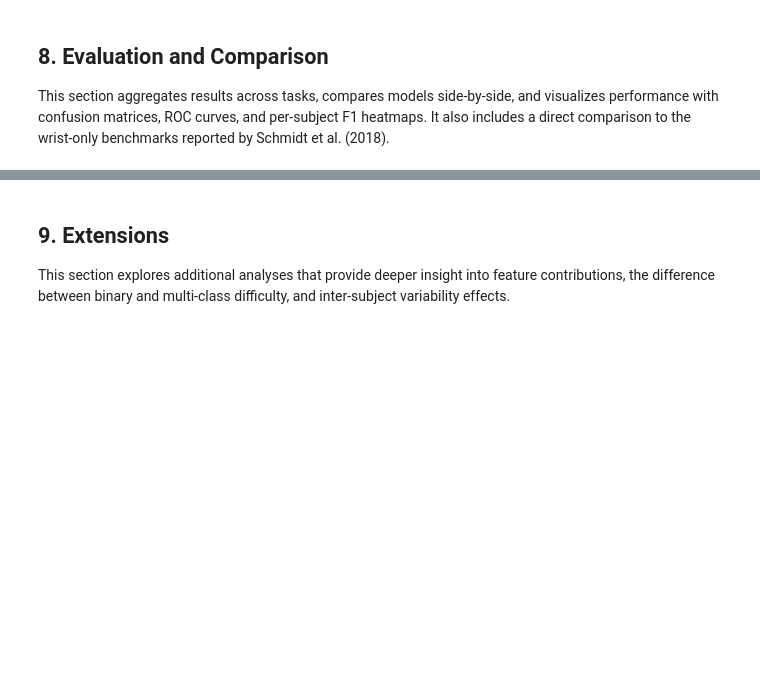
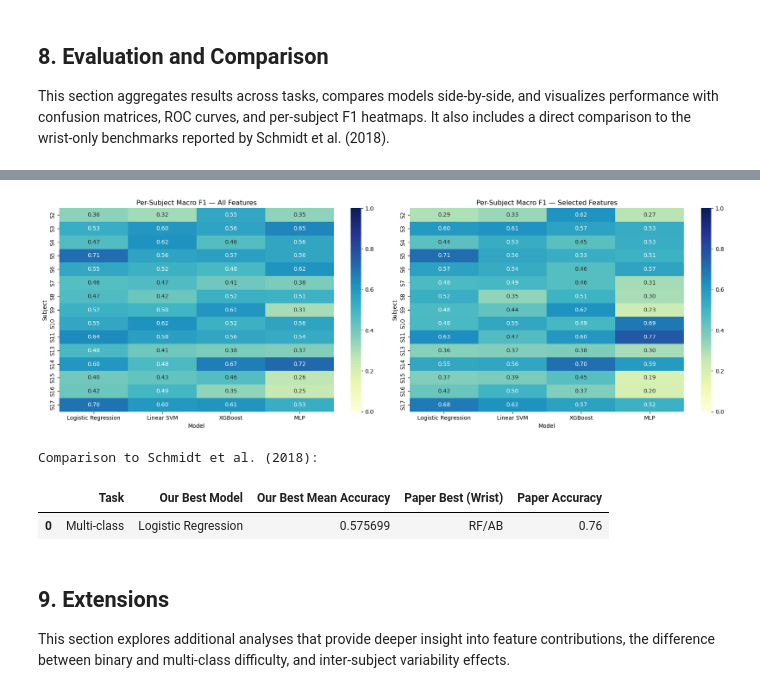
Before and after one commit to LouieDaans232345/healthcare-project, a Jupyter notebook: modeling copy 2.ipynb, the cells around one changed output, grey strips where cells are left out. Cells and saved outputs as stored; diff of their text form; code cells hidden in the pictures; blank space fills up the shorter version.

```diff
--- a/modeling copy 2.ipynb
+++ b/modeling copy 2.ipynb
@@ -917,42 +848,40 @@ plt.show()
 # %%
-### 8.4 Per-Subject F1 Heatmaps (Multi-Class and Binary)
+### 8.4 Per-Subject F1 Heatmaps (Full vs Selected Features)
 
 subjects = sorted(
-    best_multi_results[next(iter(best_multi_results))]['per_subject'].keys(),
+    multiclass_results_full[next(iter(multiclass_results_full))]['per_subject'].keys(),
     key=lambda s: int(s[1:])
 )
 
-# Multi-class
-heatmap_data_multi = pd.DataFrame(index=subjects)
-for model_name, payload in best_multi_results.items():
-    heatmap_data_multi[model_name] = [
-        payload['per_subject'][s]['f1_macro'] for s in subjects
-    ]
+heatmap_full = pd.DataFrame(index=subjects)
+for model_name, payload in multiclass_results_full.items():
+    heatmap_full[model_name] = [
+        payload['per_subject'][s]['f1_macro'] for s in subjects]
 
-# Binary
-heatmap_data_binary = pd.DataFrame(index=subjects)
-for model_name, payload in best_binary_results.items():
-    heatmap_data_binary[model_name] = [
-        payload['per_subject'][s]['f1_macro'] for s in subjects
-    ]
+heatmap_selected = pd.DataFrame(index=subjects)
+for model_name, payload in multiclass_results_selected.items():
+    heatmap_selected[model_name] = [
+        payload['per_subject'][s]['f1_macro'] for s in subjects]
 
 fig, axes = plt.subplots(1, 2, figsize=(18, 6))
 
-sns.heatmap(heatmap_data_multi, annot=True, fmt='.2f', cmap='YlGnBu',
+sns.heatmap(heatmap_full, annot=True, fmt='.2f', cmap='YlGnBu',
             vmin=0, vmax=1, ax=axes[0])
-axes[0].set_title('Per-Subject Macro F1 — Multi-Class')
+axes[0].set_title('Per-Subject Macro F1 — All Features')
 axes[0].set_xlabel('Model')
 axes[0].set_ylabel('Subject')
 
-sns.heatmap(heatmap_data_binary, annot=True, fmt='.2f', cmap='YlGnBu',
+sns.heatmap(heatmap_selected, annot=True, fmt='.2f', cmap='YlGnBu',
             vmin=0, vmax=1, ax=axes[1])
-axes[1].set_title('Per-Subject Macro F1 — Binary')
+axes[1].set_title('Per-Subject Macro F1 — Selected Features')
 axes[1].set_xlabel('Model')
 axes[1].set_ylabel('Subject')
 
 plt.tight_layout()
 plt.savefig('results_loso/figs/per_subject_f1_heatmaps.png', dpi=140)
 plt.show()
+# %% [output]
+[figure, added]
 # %%
 ### 8.5 Comparison Against Paper Benchmark
 
@@ -963,18 +892,15 @@ benchmark = pd.DataFrame([
         'Our Best Mean Accuracy': best_multi['mean_accuracy'],
         'Paper Best (Wrist)': 'RF/AB',
         'Paper Accuracy': 0.76
-    },
-    {
-        'Task': 'Binary',
-        'Our Best Model': best_binary['model'],
-        'Our Best Mean Accuracy': best_binary['mean_accuracy'],
-        'Paper Best (Wrist)': 'RF/AB',
-        'Paper Accuracy': 0.88
     }
 ])
 
 print("Comparison to Schmidt et al. (2018):")
 display(benchmark)
+# %% [output]
+Comparison to Schmidt et al. (2018):
+|  | Task | Our Best Model | Our Best Mean Accuracy | Paper Best (Wrist) | Paper Accuracy |
+| 0 | Multi-class | Logistic Regression | 0.575699 | RF/AB | 0.76 |
 # %% [markdown]
 ## 9. Extensions
 
```
Also changed, not shown: parts of 12 cells of this notebook, 2 other files.
